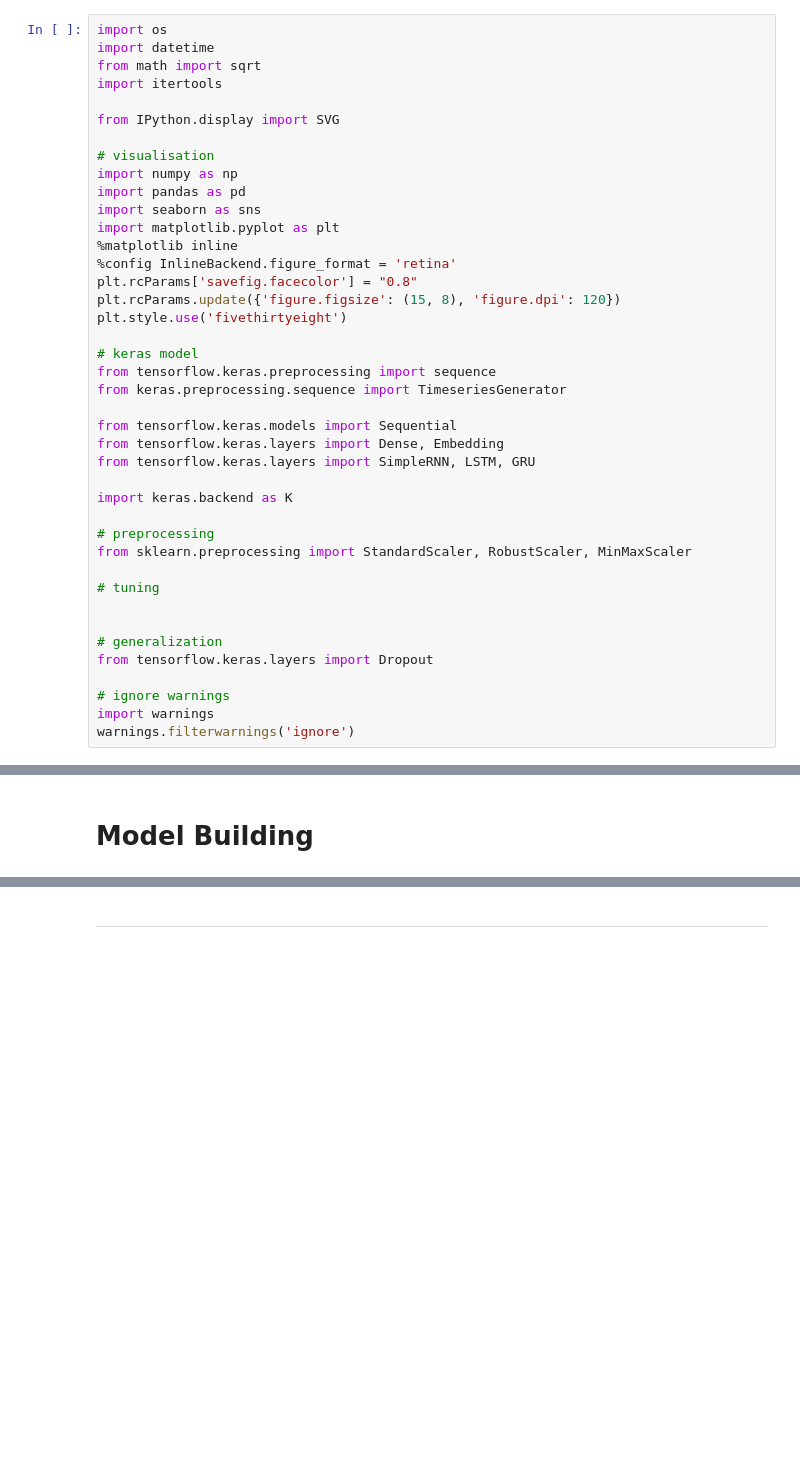
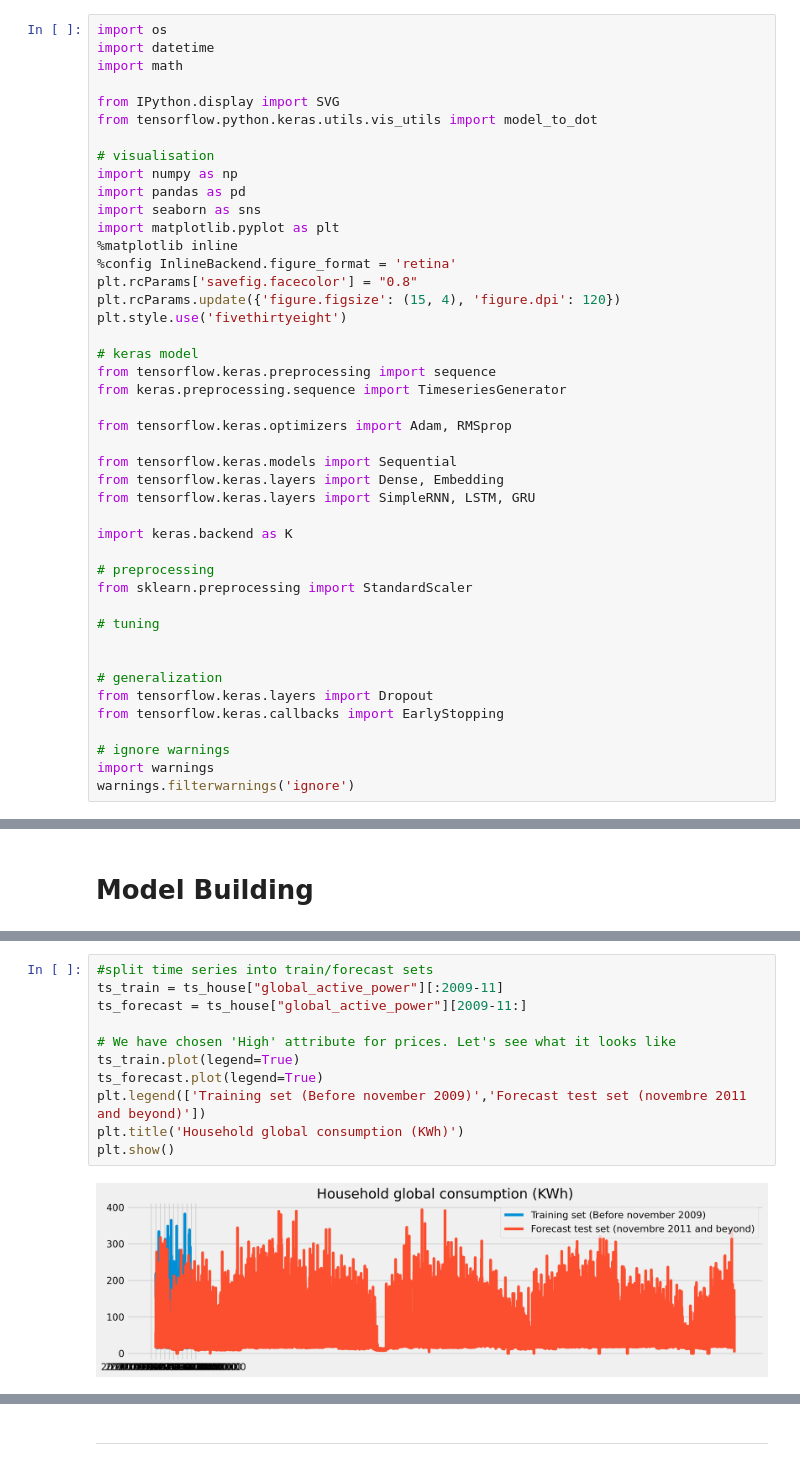
Before and after one commit to Melodyellinn/Projet_RNR, a Jupyter notebook: notebooks/notebook_model.ipynb, the cells around one changed output, grey strips where cells are left out. Saved outputs shown, nothing was run; the diff lists cells and outputs as text; blank space fills up the shorter version.

```diff
--- a/notebooks/notebook_model.ipynb
+++ b/notebooks/notebook_model.ipynb
@@ -3,10 +3,10 @@
 # %%
 import os
 import datetime
-from math import sqrt
-import itertools
+import math
 
 from IPython.display import SVG
+from tensorflow.python.keras.utils.vis_utils import model_to_dot
 
 # visualisation
 import numpy as np
@@ -16,12 +16,14 @@ import matplotlib.pyplot as plt
 %matplotlib inline
 %config InlineBackend.figure_format = 'retina'
 plt.rcParams['savefig.facecolor'] = "0.8"
-plt.rcParams.update({'figure.figsize': (15, 8), 'figure.dpi': 120})
+plt.rcParams.update({'figure.figsize': (15, 4), 'figure.dpi': 120})
 plt.style.use('fivethirtyeight')
 
 # keras model
 from tensorflow.keras.preprocessing import sequence
 from keras.preprocessing.sequence import TimeseriesGenerator
+
+from tensorflow.keras.optimizers import Adam, RMSprop
 
 from tensorflow.keras.models import Sequential
 from tensorflow.keras.layers import Dense, Embedding
@@ -30,13 +32,14 @@ from tensorflow.keras.layers import SimpleRNN, LSTM, GRU
 import keras.backend as K
 
 # preprocessing
-from sklearn.preprocessing import StandardScaler, RobustScaler, MinMaxScaler
+from sklearn.preprocessing import StandardScaler
 
 # tuning
 
 
 # generalization
 from tensorflow.keras.layers import Dropout
+from tensorflow.keras.callbacks import EarlyStopping
 
 # ignore warnings
 import warnings
@@ -135,0 +127,13 @@ y_test = ts_forecast['global_active_power'].values
+# %%
+#split time series into train/forecast sets
+ts_train = ts_house["global_active_power"][:2009-11]
+ts_forecast = ts_house["global_active_power"][2009-11:]
+
+# We have chosen 'High' attribute for prices. Let's see what it looks like
+ts_train.plot(legend=True)
+ts_forecast.plot(legend=True)
+plt.legend(['Training set (Before november 2009)','Forecast test set (novembre 2011 and beyond)'])
+plt.title('Household global consumption (KWh)')
+plt.show()
+# %% [output]
+[figure, added]
```
Also changed, not shown: parts of 43 cells of this notebook, 7 other files.
